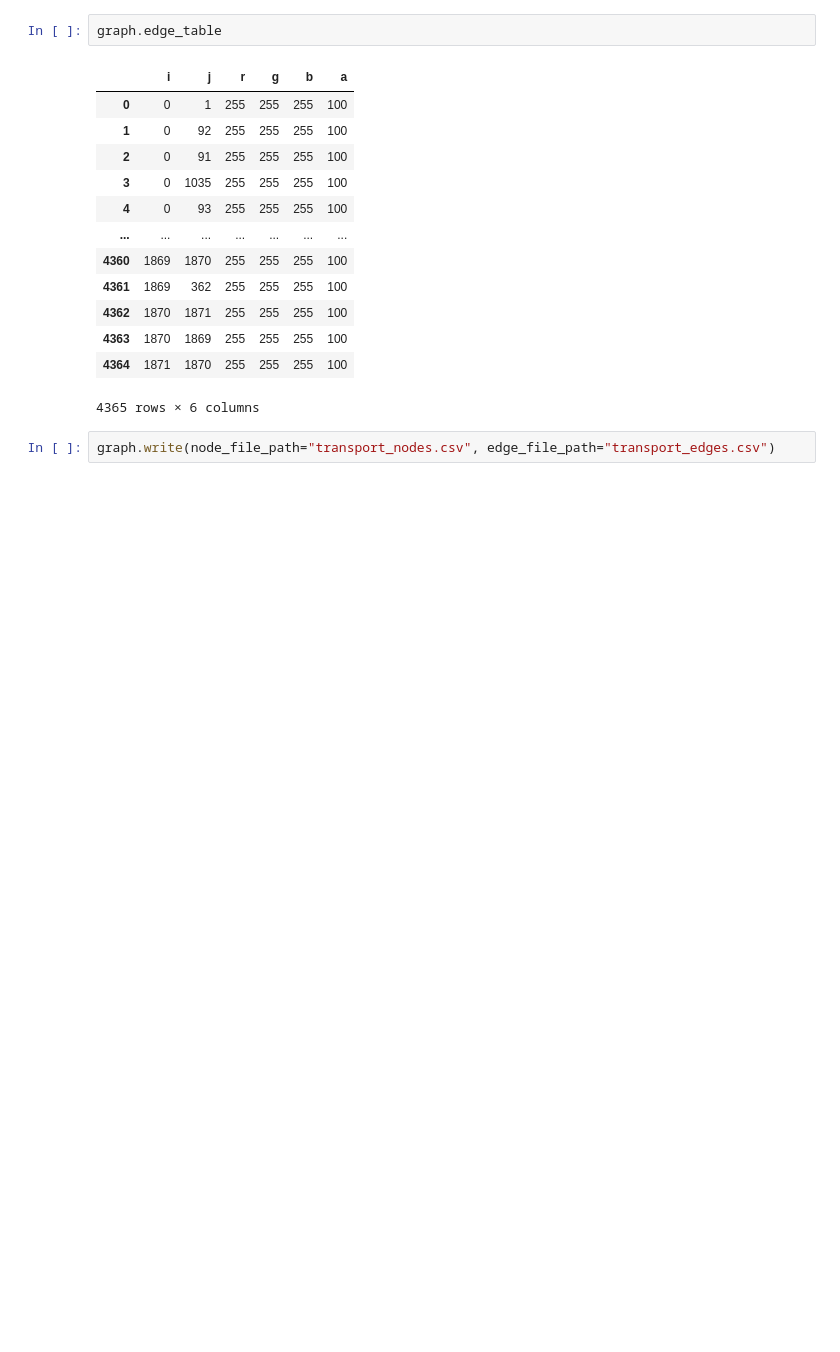
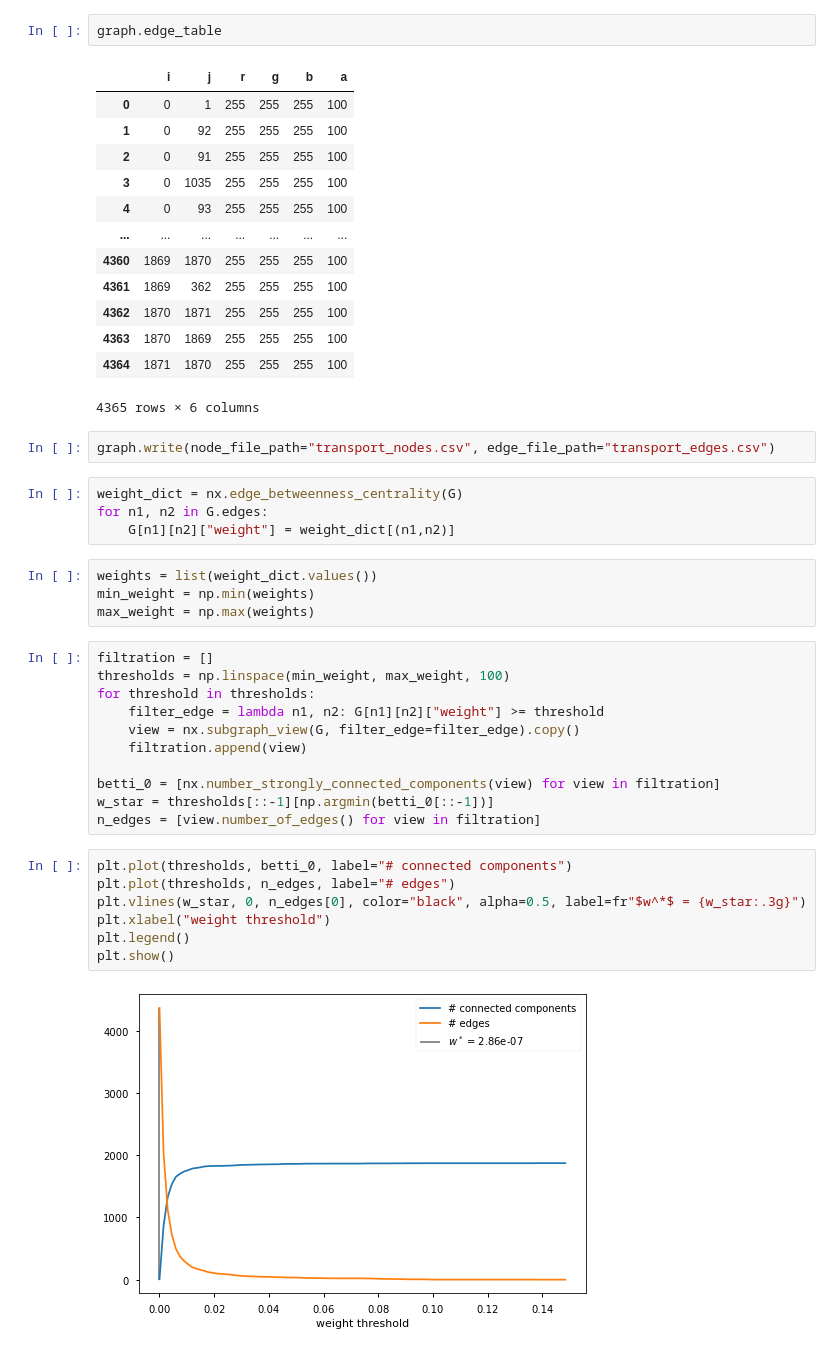
Before and after one commit to maxstollmayer/Complex-Network-Analysis-Project, a Jupyter notebook: dataprep.ipynb, the cells around one changed output. Drawn from its saved outputs; the diff is of its cells as text; blank space fills up the shorter version.

```diff
--- a/dataprep.ipynb
+++ b/dataprep.ipynb
@@ -105,3 +105,31 @@ graph.edge_table
 4365 rows × 6 columns
 # %%
 graph.write(node_file_path="transport_nodes.csv", edge_file_path="transport_edges.csv")
+# %%
+weight_dict = nx.edge_betweenness_centrality(G)
+for n1, n2 in G.edges:
+    G[n1][n2]["weight"] = weight_dict[(n1,n2)]
+# %%
+weights = list(weight_dict.values())
+min_weight = np.min(weights)
+max_weight = np.max(weights)
+# %%
+filtration = []
+thresholds = np.linspace(min_weight, max_weight, 100)
+for threshold in thresholds:
+    filter_edge = lambda n1, n2: G[n1][n2]["weight"] >= threshold
+    view = nx.subgraph_view(G, filter_edge=filter_edge).copy()
+    filtration.append(view)
+
+betti_0 = [nx.number_strongly_connected_components(view) for view in filtration]
+w_star = thresholds[::-1][np.argmin(betti_0[::-1])]
+n_edges = [view.number_of_edges() for view in filtration]
+# %%
+plt.plot(thresholds, betti_0, label="# connected components")
+plt.plot(thresholds, n_edges, label="# edges")
+plt.vlines(w_star, 0, n_edges[0], color="black", alpha=0.5, label=fr"$w^*$ = {w_star:.3g}")
+plt.xlabel("weight threshold")
+plt.legend()
+plt.show()
+# %% [output]
+[figure, added]
```
